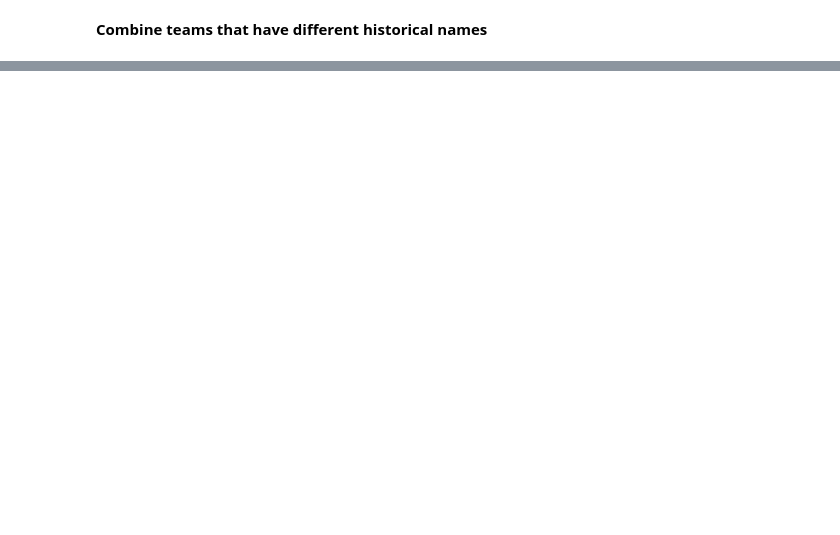
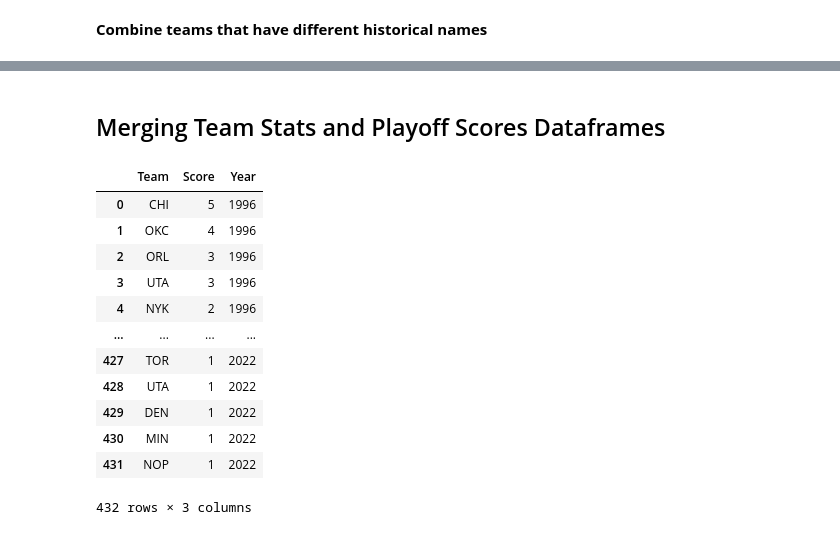
Before and after one commit to cng04/NBA-Champion-Predictor-Project, a Jupyter notebook: cleaning_data.ipynb, the cells around one changed output, grey strips where cells are left out. Cells and saved outputs as stored; diff of their text form; code cells hidden in the pictures; blank space fills up the shorter version.

```diff
--- a/cleaning_data.ipynb
+++ b/cleaning_data.ipynb
@@ -71,0 +48,2 @@ found
+# %% [markdown]
+## Merging Team Stats and Playoff Scores Dataframes
@@ -71,0 +53,16 @@ found
+# %%
+t_score_df
+# %% [output]
+|  | Team | Score | Year |
+| 0 | CHI | 5 | 1996 |
+| 1 | OKC | 4 | 1996 |
+| 2 | ORL | 3 | 1996 |
+| 3 | UTA | 3 | 1996 |
+| 4 | NYK | 2 | 1996 |
+| ... | ... | ... | ... |
+| 427 | TOR | 1 | 2022 |
+| 428 | UTA | 1 | 2022 |
+| 429 | DEN | 1 | 2022 |
+| 430 | MIN | 1 | 2022 |
+| 431 | NOP | 1 | 2022 |
+432 rows × 3 columns
```
Also changed, not shown: parts of 16 cells of this notebook, 2 other files.
